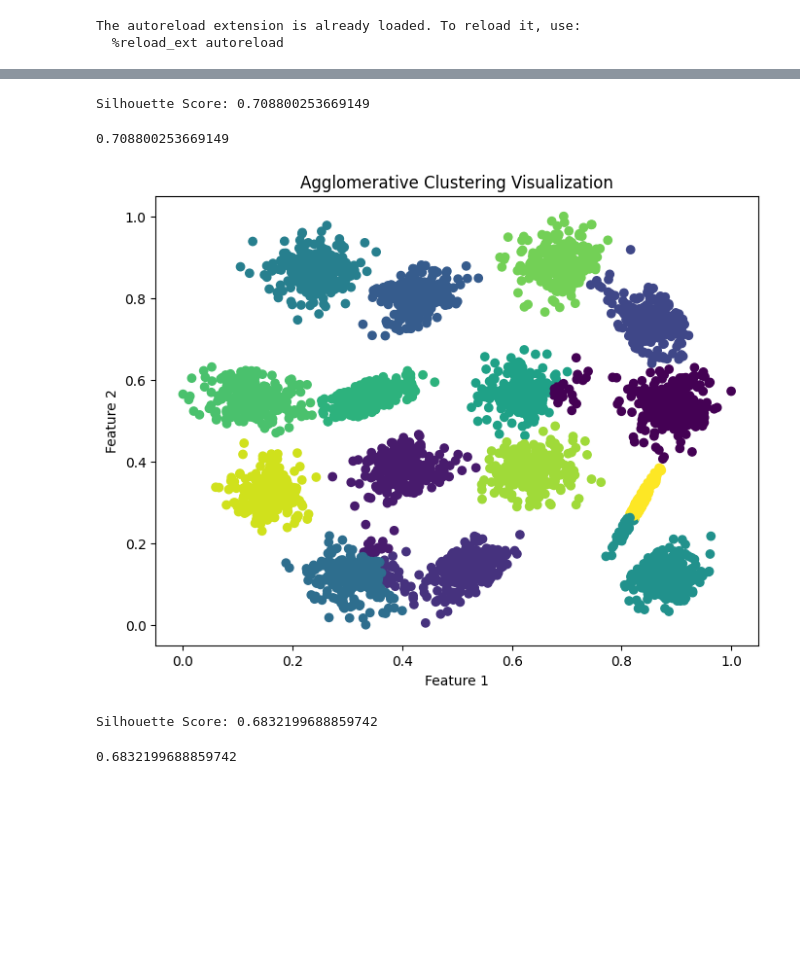
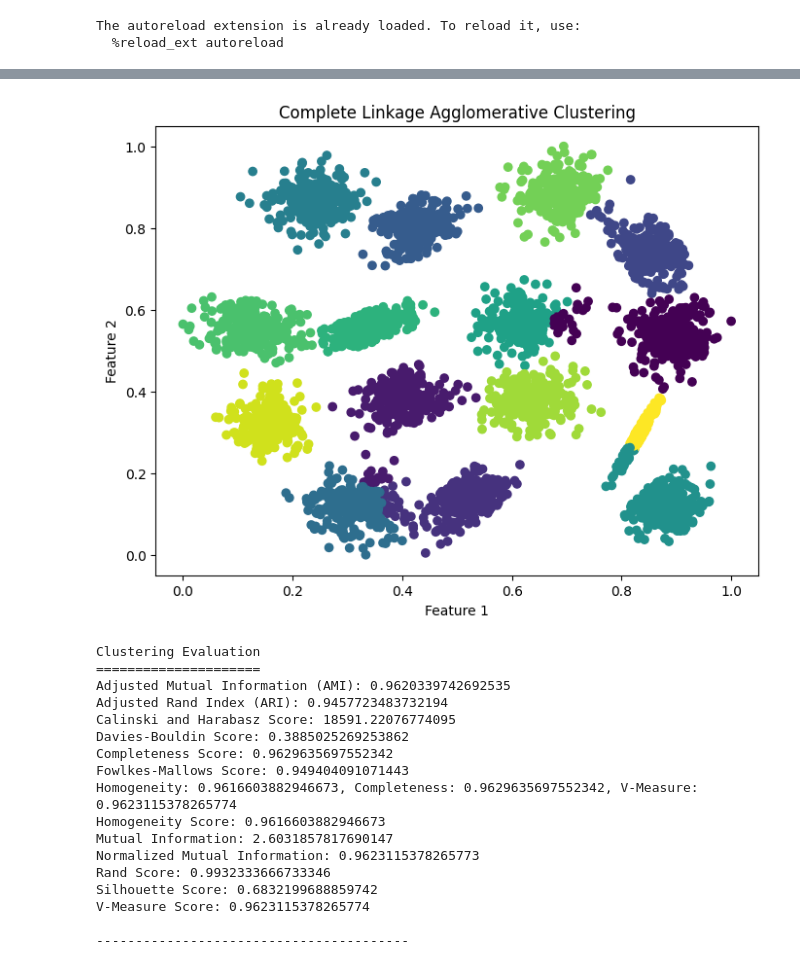
Before and after one commit to akila-ocj/awesome-cluster-algorithm-comparison, a Jupyter notebook: notebooks/02_agglomerative_clustering.ipynb, the cells around one changed output, grey strips where cells are left out. Saved outputs shown, nothing was run; the diff lists cells and outputs as text; code cells hidden in the pictures; blank space fills up the shorter version.

Commit message:
Update agglomerative_clustering.py to utils_clustering.py Add cure clustering notebook Add cluster labels

```diff
--- a/notebooks/02_agglomerative_clustering.ipynb
+++ b/notebooks/02_agglomerative_clustering.ipynb
@@ -12,4 +12,6 @@ from src.agglomerative_clustering import plot_clusters, evaluate_clustering
 # %%
-processed_data = pd.read_csv('../data/processed/s1.txt')
+FILE_NAME = "s1"
+file_path = rf'..\data\processed\{FILE_NAME}.txt'
+processed_data = pd.read_csv(file_path)
 # %%
 agglomerative_clustering = AgglomerativeClustering(n_clusters=15, linkage='ward')
@@ -16,0 +26,6 @@ labels = agglomerative_clustering.fit_predict(processed_data)
+# %%
+FILE_NAME = 's1-label'
+labels_true = load_labels_from_file(rf'..\data\label\{FILE_NAME}.pa')
+
+cluster_distribution = Counter(labels_true)
+print(cluster_distribution)
@@ -21,16 +56,26 @@ plot_clusters(processed_data, labels)
-# %%
-evaluate_clustering(processed_data, labels)
-# %% [output]
-Silhouette Score: 0.708800253669149
-0.708800253669149
 # %%
 agglomerative_clustering = AgglomerativeClustering(n_clusters=15, linkage='complete')
-labels = agglomerative_clustering.fit_predict(processed_data)
-plot_clusters(processed_data, labels)
-evaluate_clustering(processed_data, labels)
+labels_pred = agglomerative_clustering.fit_predict(processed_data)
+plot_clusters(processed_data, labels_pred, title='Complete Linkage Agglomerative Clustering')
+evaluate_clustering(processed_data, labels_true, labels_pred)
 # %% [output]
-[figure, old version]
+[figure, new version]
+Clustering Evaluation
+=====================
+Adjusted Mutual Information (AMI): 0.9620339742692535
+Adjusted Rand Index (ARI): 0.9457723483732194
+Calinski and Harabasz Score: 18591.22076774095
+Davies-Bouldin Score: 0.3885025269253862
+Completeness Score: 0.9629635697552342
+Fowlkes-Mallows Score: 0.949404091071443
+Homogeneity: 0.9616603882946673, Completeness: 0.9629635697552342, V-Measure: 0.9623115378265774
+Homogeneity Score: 0.9616603882946673
+Mutual Information: 2.6031857817690147
+Normalized Mutual Information: 0.9623115378265773
+Rand Score: 0.9932333666733346
 Silhouette Score: 0.6832199688859742
+V-Measure Score: 0.9623115378265774
+
+----------------------------------------
-0.6832199688859742
 # %%
 agglomerative_clustering = AgglomerativeClustering(n_clusters=15, linkage='average')
```
Also changed, not shown: parts of 7 cells of this notebook, 4 other files.
